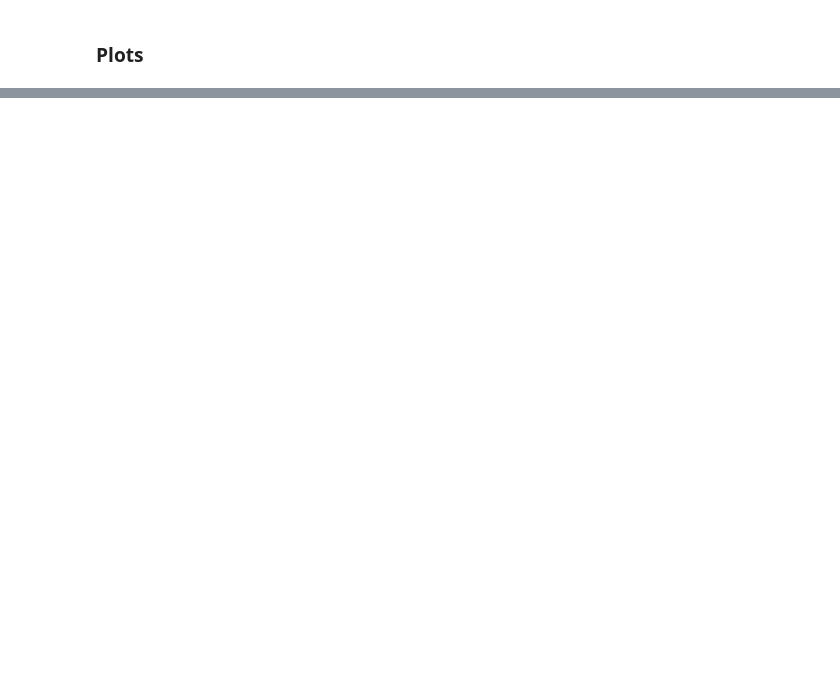
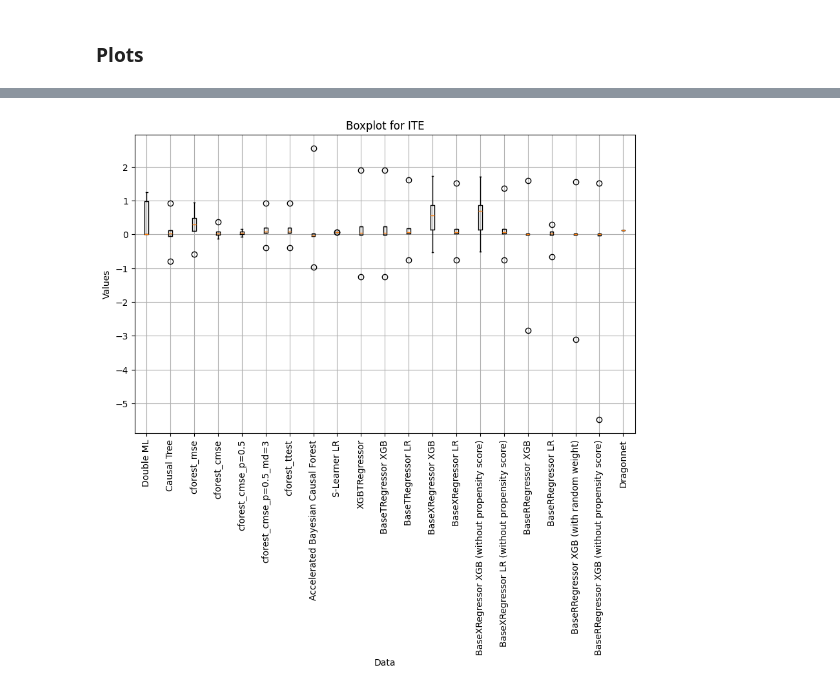
Before and after one commit to Mals77/master-thesis, a Jupyter notebook: results.ipynb, the cells around one changed output, grey strips where cells are left out. Saved outputs shown, nothing was run; the diff lists cells and outputs as text; code cells hidden in the pictures; blank space fills up the shorter version.

```diff
--- a/results.ipynb
+++ b/results.ipynb
@@ -78,0 +151,21 @@ _=plt.legend()
+# %%
+plt.figure(figsize=(10, 6))
+y = 1
+for i in non_empty_indices:
+    plt.boxplot([
+            globals()[f'minimum{i}'],
+            globals()[f'first_quartile{i}'],
+            globals()[f'median{i}'],
+            globals()[f'third_quartile{i}'],
+            globals()[f'maximum{i}']
+        ], positions=[y], labels=[bpi2017_result.at[i, 'method']])
+    y += 1
+plt.title('Boxplot for ITE')
+plt.ylabel('Values')
+plt.xlabel('Data')
+plt.xticks(rotation=90)
+plt.grid(True)
+plt.savefig('boxplot.png')
+plt.show()
+# %% [output]
+[figure, added]
```
Also changed, not shown: parts of 13 cells of this notebook, 18 other files.
